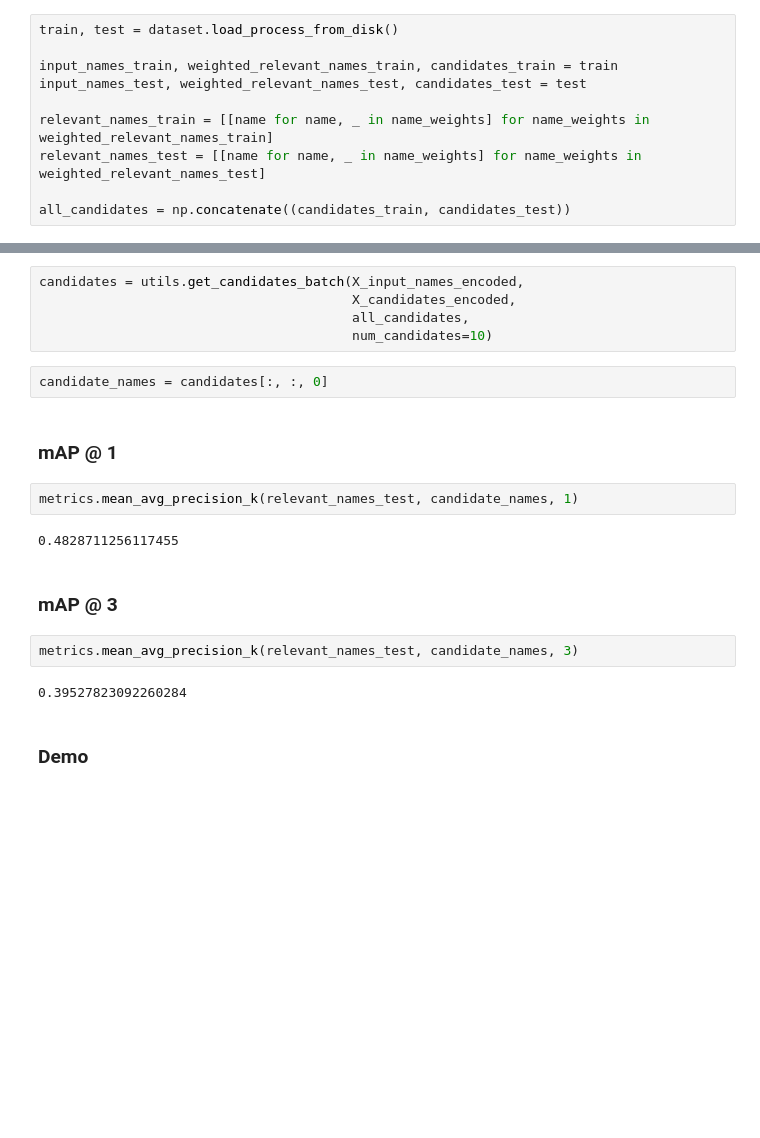
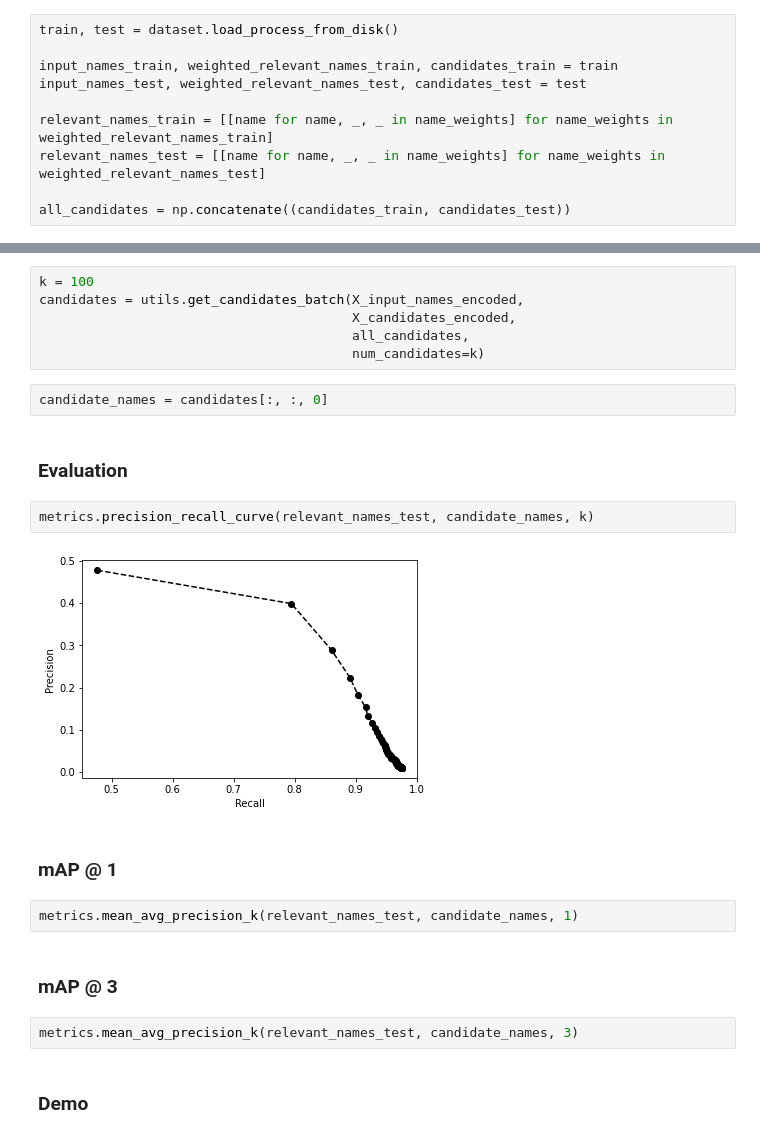
Before and after one commit to colonialjelly/name-matching, a Jupyter notebook: notebooks/autoencoder.ipynb, the cells around one changed output, grey strips where cells are left out. Saved outputs shown, nothing was run; the diff lists cells and outputs as text; blank space fills up the shorter version.

```diff
--- a/notebooks/autoencoder.ipynb
+++ b/notebooks/autoencoder.ipynb
@@ -16,8 +19,8 @@ train, test = dataset.load_process_from_disk()
 input_names_train, weighted_relevant_names_train, candidates_train = train
 input_names_test, weighted_relevant_names_test, candidates_test = test
 
-relevant_names_train = [[name for name, _ in name_weights] for name_weights in weighted_relevant_names_train]
-relevant_names_test = [[name for name, _ in name_weights] for name_weights in weighted_relevant_names_test]
+relevant_names_train = [[name for name, _, _ in name_weights] for name_weights in weighted_relevant_names_train]
+relevant_names_test = [[name for name, _, _ in name_weights] for name_weights in weighted_relevant_names_test]
 
 all_candidates = np.concatenate((candidates_train, candidates_test))
 # %% [markdown]
@@ -61,24 +64,27 @@ X_test_candidates_encoded = model(X_test_candidate_inputs, just_encoder=True).de
 # %%
 X_candidates_encoded = np.vstack((X_train_candidates_encoded, X_test_candidates_encoded))
 # %%
+k = 100
 candidates = utils.get_candidates_batch(X_input_names_encoded,
                                         X_candidates_encoded,
                                         all_candidates,
-                                        num_candidates=10)
+                                        num_candidates=k)
 # %%
 candidate_names = candidates[:, :, 0]
+# %% [markdown]
+### Evaluation
+# %%
+metrics.precision_recall_curve(relevant_names_test, candidate_names, k)
+# %% [output]
+[figure, added]
 # %% [markdown]
 ### mAP @ 1
 # %%
 metrics.mean_avg_precision_k(relevant_names_test, candidate_names, 1)
-# %% [output]
-0.4828711256117455
 # %% [markdown]
 ### mAP @ 3
 # %%
 metrics.mean_avg_precision_k(relevant_names_test, candidate_names, 3)
-# %% [output]
-0.39527823092260284
 # %% [markdown]
 ### Demo
 # %%
```
Also changed, not shown: parts of 2 cells of this notebook, 10 other files.
